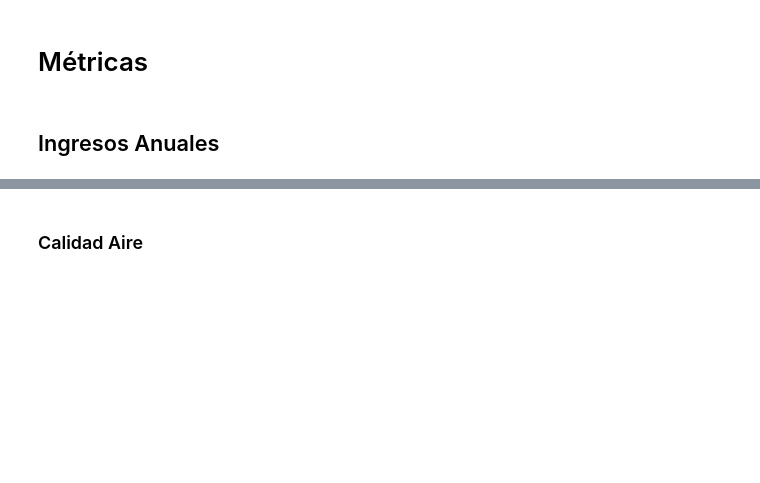
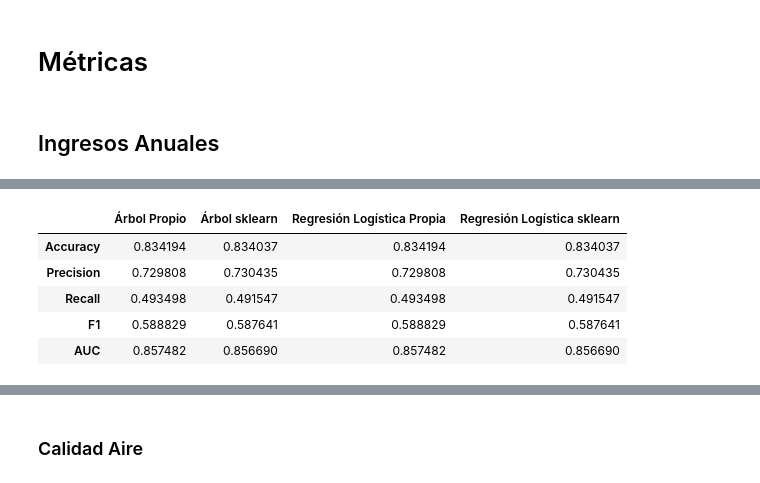
Before and after one commit to JuanPabloRodriguezC/rec_patrones_lab, a Jupyter notebook: Proyecto/proyecto.ipynb, the cells around one changed output, grey strips where cells are left out. Drawn from its saved outputs; the diff is of its cells as text; code cells hidden in the pictures; blank space fills up the shorter version.

```diff
--- a/Proyecto/proyecto.ipynb
+++ b/Proyecto/proyecto.ipynb
@@ -1066,0 +1094,30 @@ AUC            0.856386  0.855389
+# %%
+#Predicciones Arbol de decision
+y_pred_tree_income = tree.predict(X_test)
+y_proba_tree_income = tree.predict_proba(X_test)[:, 1]
+
+y_pred_sklearn_tree_income = tree_sklearn.predict(X_test)
+y_proba_sklearn_tree_income = tree_sklearn.predict_proba(X_test)[:, 1]
+
+#Predicciones Regresion logistica
+y_pred_logreg_income = our_log_model.predict(X_test_b)
+y_proba_logreg_income = our_log_model.predict_proba(X_test_b)
+
+y_pred_sklearn_logreg_income = sklearn_log_model.predict(X_test)
+y_proba_sklearn_logreg_income = sklearn_log_model.predict_proba(X_test)[:, 1]
+
+results = pd.DataFrame({
+    "Árbol Propio": evaluate(y_test, y_pred_tree_income, y_proba_tree_income),
+    "Árbol sklearn": evaluate(y_test, y_pred_sklearn_tree_income, y_proba_sklearn_tree_income),
+    "Regresión Logística Propia": evaluate(y_test, y_pred_tree_income, y_proba_tree_income),
+    "Regresión Logística sklearn": evaluate(y_test, y_pred_sklearn_tree_income, y_proba_sklearn_tree_income)
+})
+
+results
+# %% [output]
+|  | Árbol Propio | Árbol sklearn | Regresión Logística Propia | Regresión Logística sklearn |
+| Accuracy | 0.834194 | 0.834037 | 0.834194 | 0.834037 |
+| Precision | 0.729808 | 0.730435 | 0.729808 | 0.730435 |
+| Recall | 0.493498 | 0.491547 | 0.493498 | 0.491547 |
+| F1 | 0.588829 | 0.587641 | 0.588829 | 0.587641 |
+| AUC | 0.857482 | 0.856690 | 0.857482 | 0.856690 |
```
Also changed, not shown: parts of 13 cells of this notebook.
